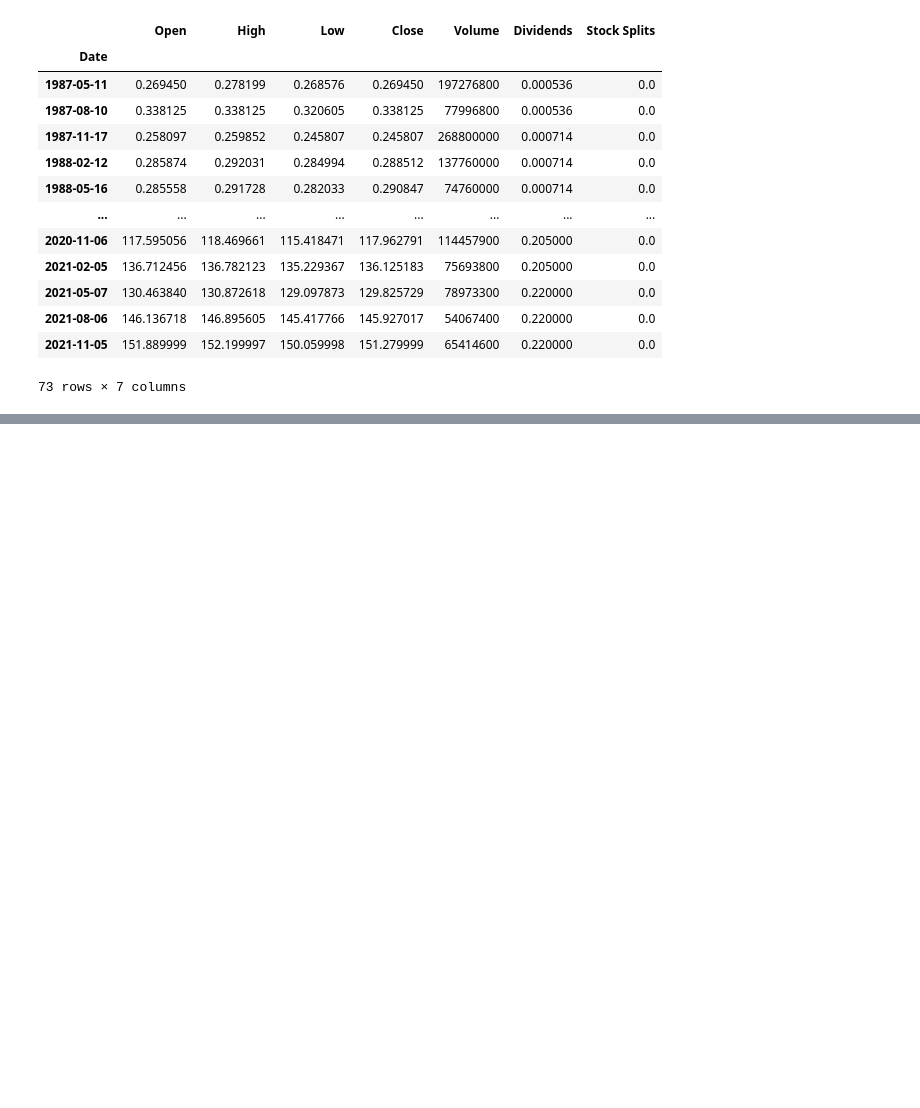
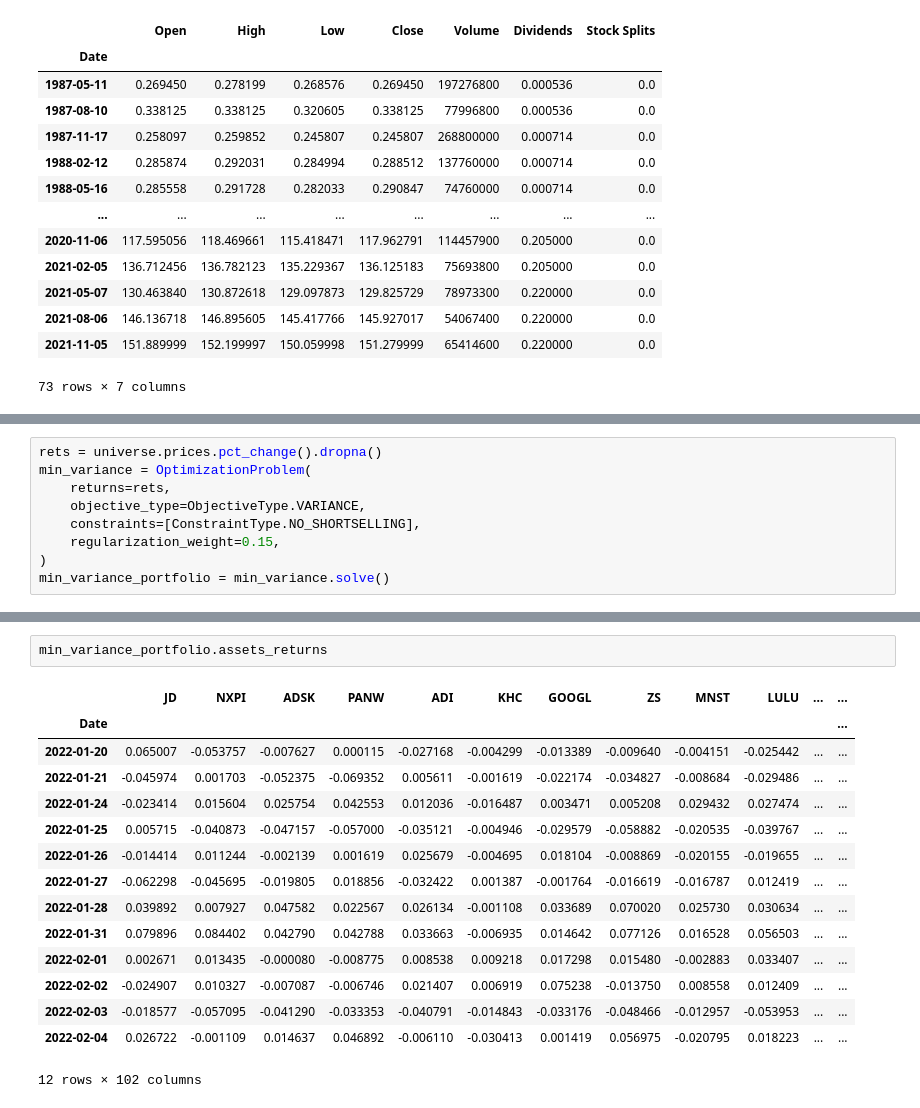
Before and after one commit to Ale-Cas/py-quant-fin, a Jupyter notebook: notebooks/experiments.ipynb, the cells around one changed output, grey strips where cells are left out. Cells and saved outputs as stored; diff of their text form; blank space fills up the shorter version.

```diff
--- a/notebooks/experiments.ipynb
+++ b/notebooks/experiments.ipynb
@@ -146,0 +130,9 @@ universe.get_prices(prices_column="Close")
+# %%
+rets = universe.prices.pct_change().dropna()
+min_variance = OptimizationProblem(
+    returns=rets,
+    objective_type=ObjectiveType.VARIANCE,
+    constraints=[ConstraintType.NO_SHORTSELLING],
+    regularization_weight=0.15,
+)
+min_variance_portfolio = min_variance.solve()
@@ -146,0 +152,18 @@ universe.get_prices(prices_column="Close")
+# %%
+min_variance_portfolio.assets_returns
+# %% [output]
+|  | JD | NXPI | ADSK | PANW | ADI | KHC | GOOGL | ZS | MNST | LULU | ... | ... |
+| Date |  |  |  |  |  |  |  |  |  |  |  | ... |
+| 2022-01-20 | 0.065007 | -0.053757 | -0.007627 | 0.000115 | -0.027168 | -0.004299 | -0.013389 | -0.009640 | -0.004151 | -0.025442 | ... | ... |
+| 2022-01-21 | -0.045974 | 0.001703 | -0.052375 | -0.069352 | 0.005611 | -0.001619 | -0.022174 | -0.034827 | -0.008684 | -0.029486 | ... | ... |
+| 2022-01-24 | -0.023414 | 0.015604 | 0.025754 | 0.042553 | 0.012036 | -0.016487 | 0.003471 | 0.005208 | 0.029432 | 0.027474 | ... | ... |
+| 2022-01-25 | 0.005715 | -0.040873 | -0.047157 | -0.057000 | -0.035121 | -0.004946 | -0.029579 | -0.058882 | -0.020535 | -0.039767 | ... | ... |
+| 2022-01-26 | -0.014414 | 0.011244 | -0.002139 | 0.001619 | 0.025679 | -0.004695 | 0.018104 | -0.008869 | -0.020155 | -0.019655 | ... | ... |
+| 2022-01-27 | -0.062298 | -0.045695 | -0.019805 | 0.018856 | -0.032422 | 0.001387 | -0.001764 | -0.016619 | -0.016787 | 0.012419 | ... | ... |
+| 2022-01-28 | 0.039892 | 0.007927 | 0.047582 | 0.022567 | 0.026134 | -0.001108 | 0.033689 | 0.070020 | 0.025730 | 0.030634 | ... | ... |
+| 2022-01-31 | 0.079896 | 0.084402 | 0.042790 | 0.042788 | 0.033663 | -0.006935 | 0.014642 | 0.077126 | 0.016528 | 0.056503 | ... | ... |
+| 2022-02-01 | 0.002671 | 0.013435 | -0.000080 | -0.008775 | 0.008538 | 0.009218 | 0.017298 | 0.015480 | -0.002883 | 0.033407 | ... | ... |
+| 2022-02-02 | -0.024907 | 0.010327 | -0.007087 | -0.006746 | 0.021407 | 0.006919 | 0.075238 | -0.013750 | 0.008558 | 0.012409 | ... | ... |
+| 2022-02-03 | -0.018577 | -0.057095 | -0.041290 | -0.033353 | -0.040791 | -0.014843 | -0.033176 | -0.048466 | -0.012957 | -0.053953 | ... | ... |
+| 2022-02-04 | 0.026722 | -0.001109 | 0.014637 | 0.046892 | -0.006110 | -0.030413 | 0.001419 | 0.056975 | -0.020795 | 0.018223 | ... | ... |
+12 rows × 102 columns
```
Also changed, not shown: parts of 15 cells of this notebook, 2 other files.
